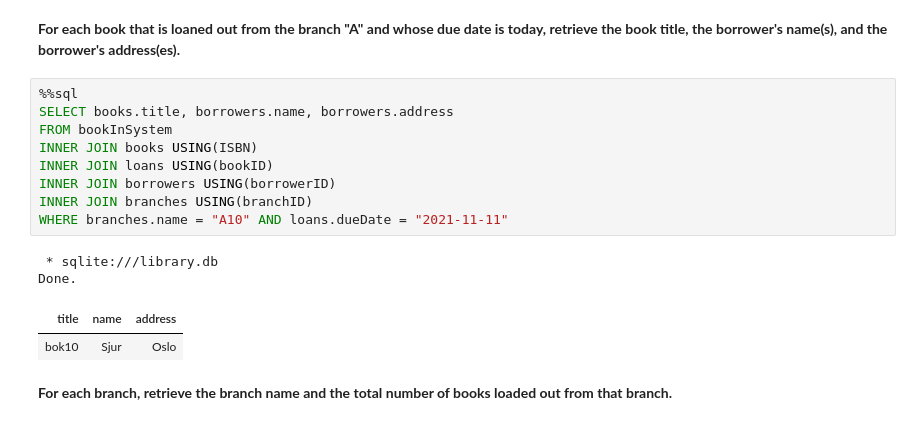
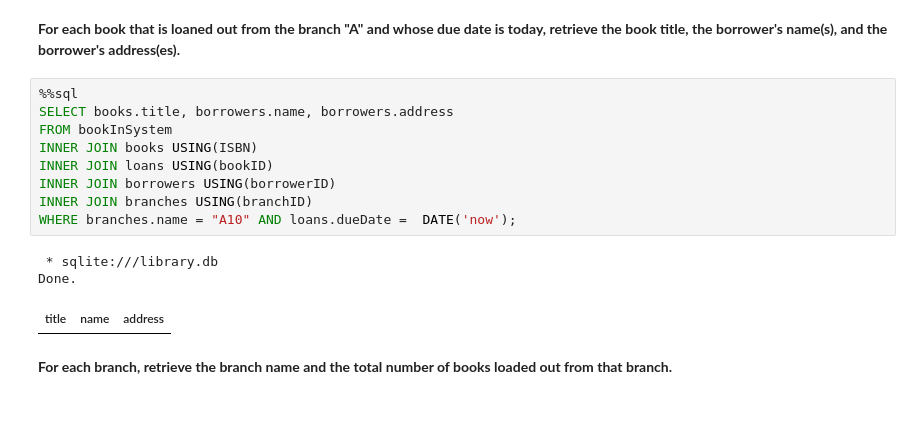
Before and after one commit to GustavsenSj/Gruppe5, a Jupyter notebook: library.ipynb, the cells around one changed output. Drawn from its saved outputs; the diff is of its cells as text.

Commit message:
fix query 4. date today

```diff
--- a/library.ipynb
+++ b/library.ipynb
@@ -416,17 +413,16 @@ Done.
 # %%
 %%sql
 SELECT books.title, borrowers.name, borrowers.address
 FROM bookInSystem
 INNER JOIN books USING(ISBN)
 INNER JOIN loans USING(bookID)
 INNER JOIN borrowers USING(borrowerID)
 INNER JOIN branches USING(branchID)
-WHERE branches.name = "A10" AND loans.dueDate = "2021-11-11"
+WHERE branches.name = "A10" AND loans.dueDate =  DATE('now');
 # %% [output]
  * sqlite:///library.db
 Done.
 | title | name | address |
-| bok10 | Sjur | Oslo |
 # %% [markdown]
 **For each branch, retrieve the branch name and the total number of books loaded out from that branch.**
 # %%
```
Also changed, not shown: parts of 2 cells of this notebook.
